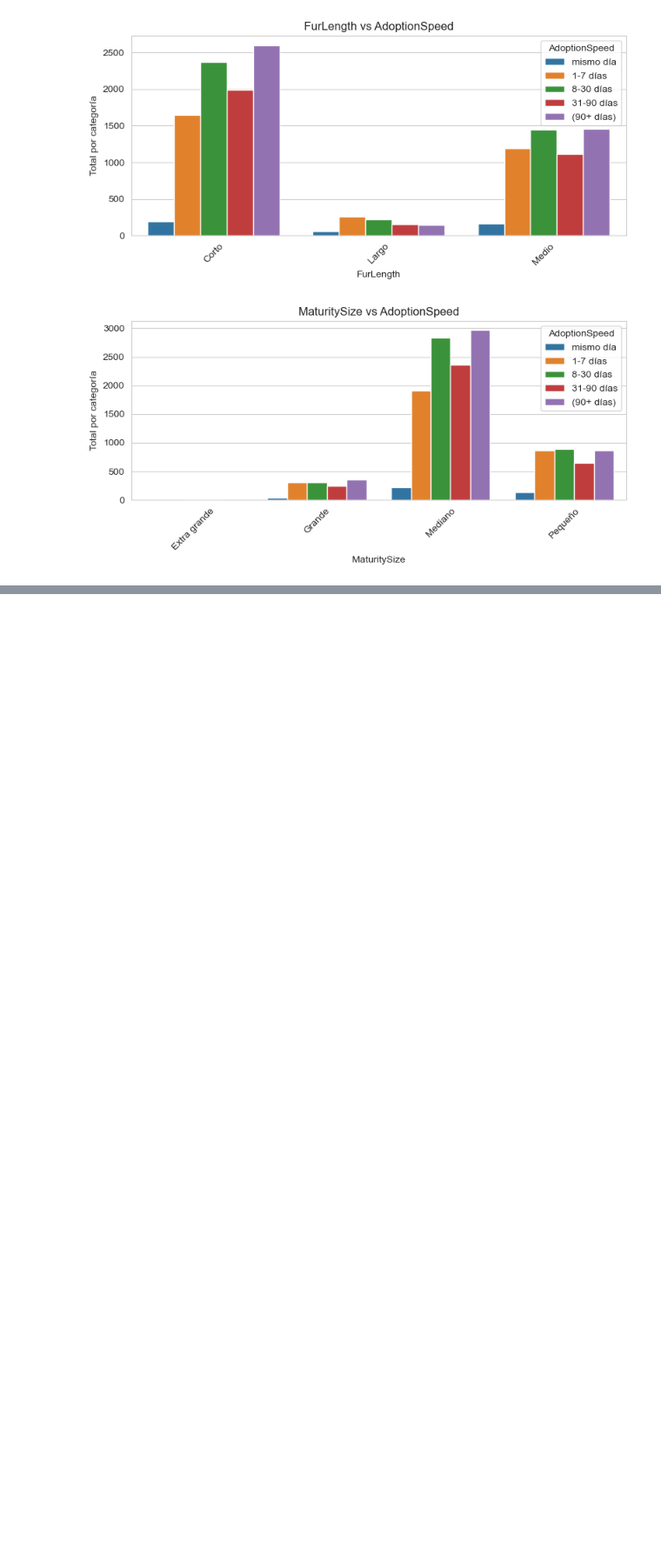
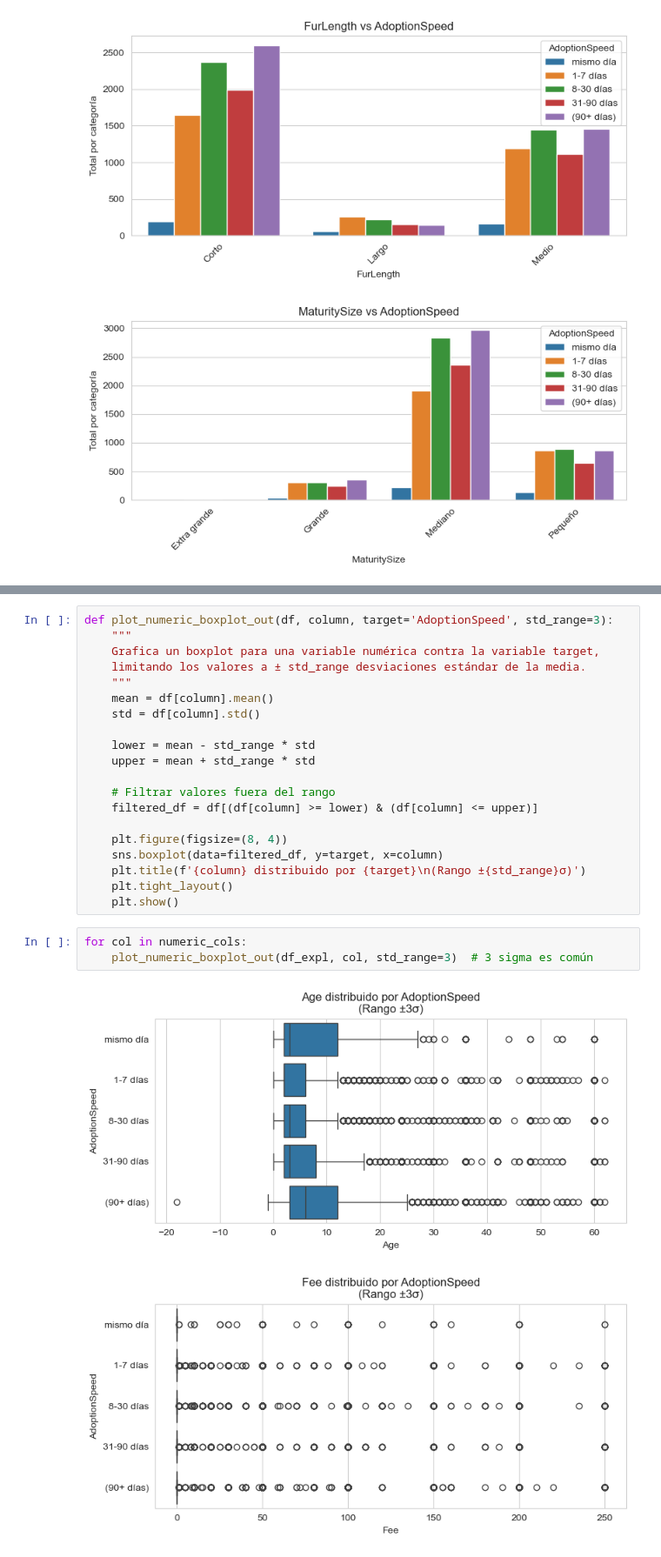
Before and after one commit to ctalamilla/austral-mcd-ldi2, a Jupyter notebook: TP_Grupo7_LDI2.ipynb, the cells around one changed output, grey strips where cells are left out. Shown at 87% size. Cells and saved outputs as stored; diff of their text form; blank space fills up the shorter version.

```diff
--- a/TP_Grupo7_LDI2.ipynb
+++ b/TP_Grupo7_LDI2.ipynb
@@ -577,0 +598,26 @@ for col in categorical_cols:
+# %%
+def plot_numeric_boxplot_out(df, column, target='AdoptionSpeed', std_range=3):
+    """
+    Grafica un boxplot para una variable numérica contra la variable target,
+    limitando los valores a ± std_range desviaciones estándar de la media.
+    """
+    mean = df[column].mean()
+    std = df[column].std()
+
+    lower = mean - std_range * std
+    upper = mean + std_range * std
+
+    # Filtrar valores fuera del rango
+    filtered_df = df[(df[column] >= lower) & (df[column] <= upper)]
+
+    plt.figure(figsize=(8, 4))
+    sns.boxplot(data=filtered_df, y=target, x=column)
+    plt.title(f'{column} distribuido por {target}\n(Rango ±{std_range}σ)')
+    plt.tight_layout()
+    plt.show()
+# %%
+for col in numeric_cols:
+    plot_numeric_boxplot_out(df_expl, col, std_range=3)  # 3 sigma es común
+# %% [output]
+[figure, added]
+[figure, added]
```
Also changed, not shown: parts of 9 cells of this notebook.
